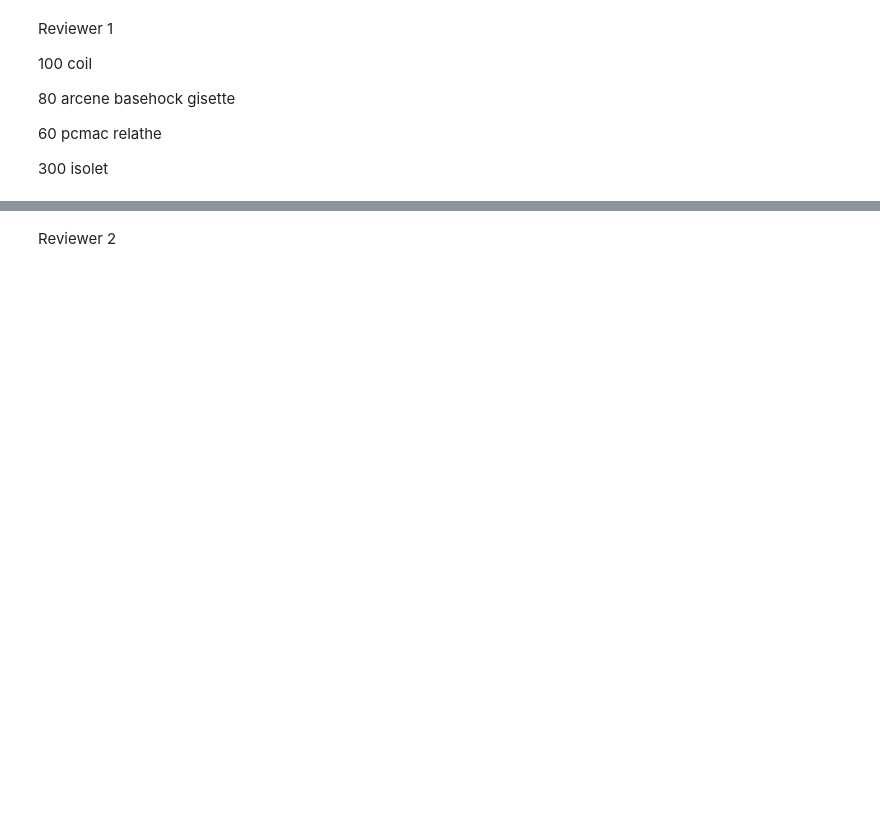
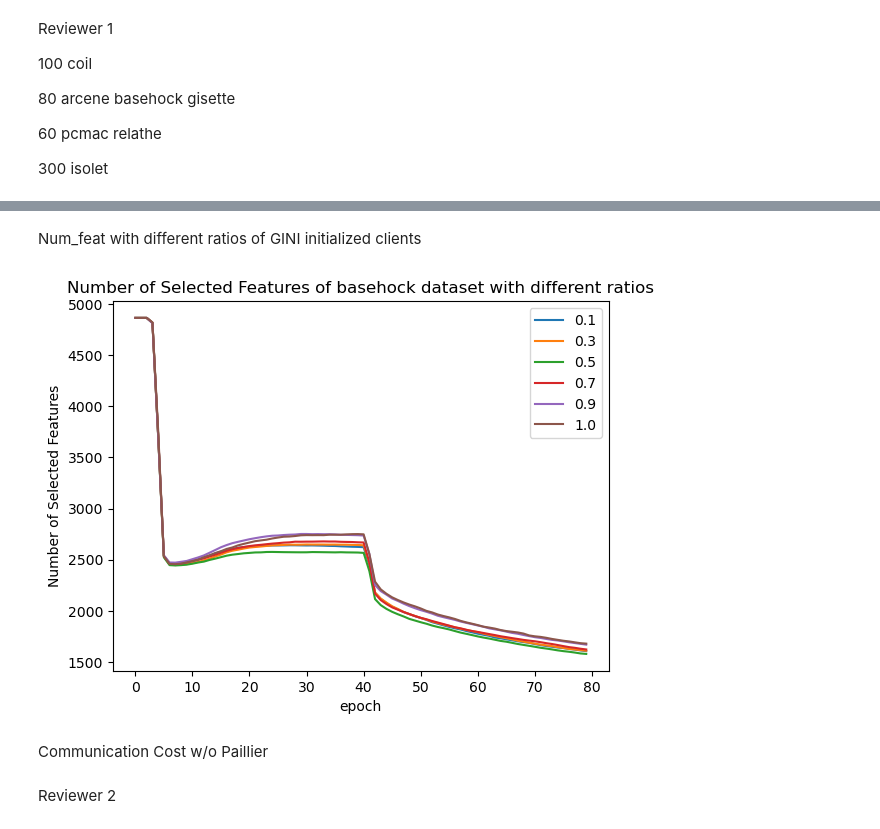
Before and after one commit to Hjh233/DualSTG, a Jupyter notebook: response.ipynb, the cells around one changed output, grey strips where cells are left out. Drawn from its saved outputs; the diff is of its cells as text; code cells hidden in the pictures; blank space fills up the shorter version.

Commit message:
Add different gini proportion

```diff
--- a/response.ipynb
+++ b/response.ipynb
@@ -37,0 +66,7 @@ for dataset in datasets:
+# %%
+_, test_acc_10 = get_test_acc(dataset=dataset, proportion=0.9)
+_, test_acc_30 = get_test_acc(dataset=dataset, proportion=0.7)
+_, test_acc_70 = get_test_acc(dataset=dataset, proportion=0.3)
+_, test_acc_90 = get_test_acc(dataset=dataset, proportion=0.1)
+_, test_acc_50 = get_test_acc(dataset=dataset, proportion='half')
+_, test_acc_100 = get_test_acc(dataset=dataset, proportion='all')
@@ -37,0 +125,2 @@ for dataset in datasets:
+# %% [markdown]
+Num_feat with different ratios of GINI initialized clients
@@ -37,0 +153,36 @@ for dataset in datasets:
+# %%
+num_feats_10, _ = get_num_feats(dataset=dataset, proportion=0.9)
+num_feats_30, _ = get_num_feats(dataset=dataset, proportion=0.7)
+num_feats_70, _ = get_num_feats(dataset=dataset, proportion=0.3)
+num_feats_90, _ = get_num_feats(dataset=dataset, proportion=0.1)
+num_feats_50, _ = get_num_feats(dataset=dataset, proportion='half')
+num_feats_100, _ = get_num_feats(dataset=dataset, proportion='all')
+# %%
+import numpy as np
+from matplotlib import pyplot as plt
+
+total_epoch = 80
+
+def plot_acc(num_feats_10, num_feats_30, num_feats_50, num_feats_70, num_feats_90, num_feats_100):
+    x = np.arange(total_epoch)
+    plt.figure(1)
+    plt.plot(x, (num_feats_10), label='0.1')
+    plt.plot(x, (num_feats_30), label='0.3')
+    plt.plot(x, (num_feats_50), label='0.5')
+    plt.plot(x, (num_feats_70), label='0.7')
+    plt.plot(x, (num_feats_90), label='0.9')
+    plt.plot(x, (num_feats_100), label='1.0')
+
+    plt.xlabel('epoch')
+    plt.ylabel('Number of Selected Features')
+    plt.title('Number of Selected Features of basehock dataset with different ratios')
+    plt.legend()
+    plt.show()
+
+    plt.close()
+# %%
+plot_acc(num_feats_10, num_feats_30, num_feats_50, num_feats_70, num_feats_90, num_feats_100)
+# %% [output]
+[figure, added]
+# %% [markdown]
+Communication Cost w/o Paillier
```
Also changed, not shown: parts of 8 cells of this notebook.
